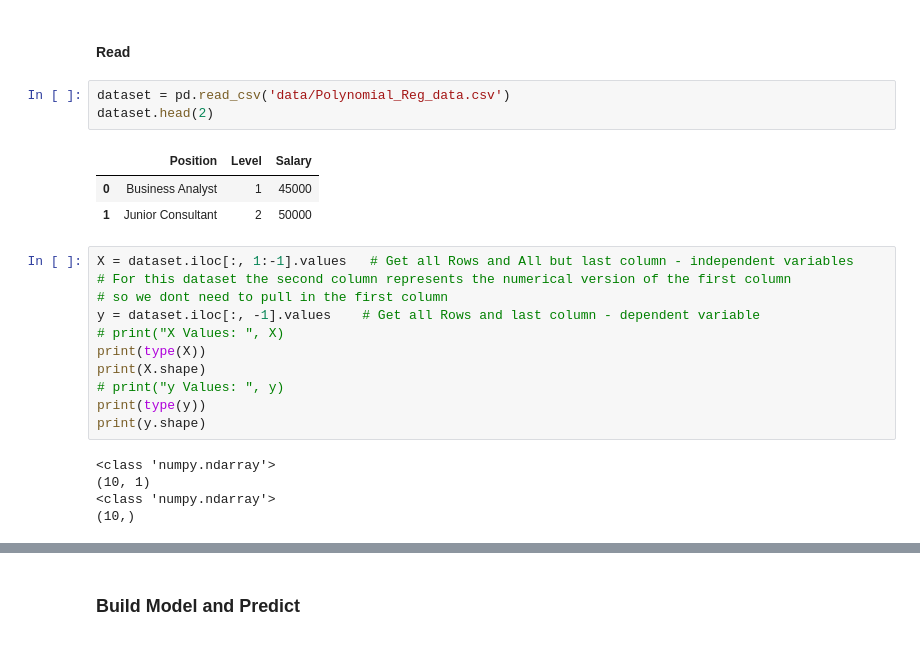
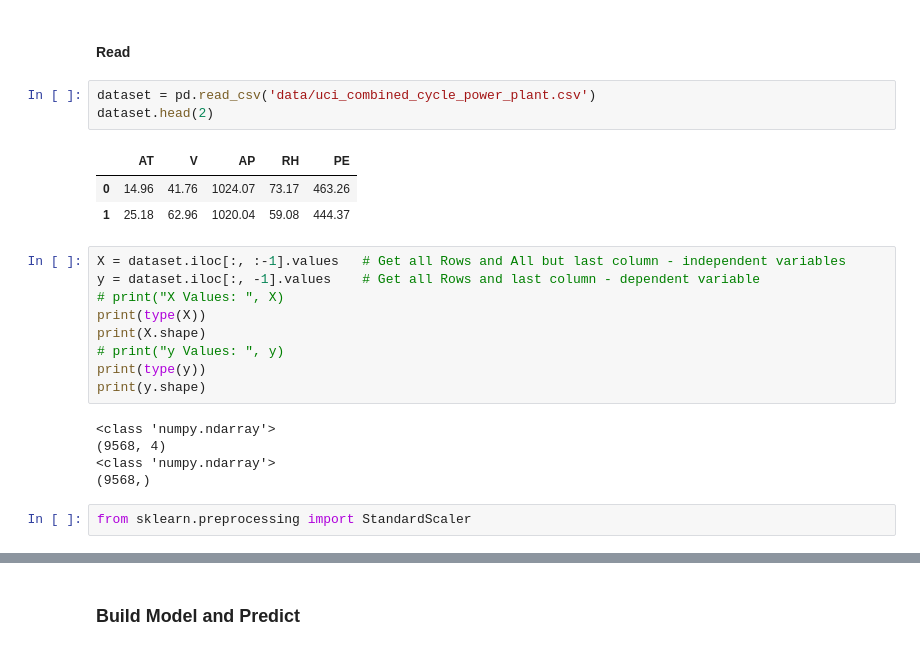
Before and after one commit to paulang1807/learn-ml, a Jupyter notebook: ScikitLearn-RegressionBasics.ipynb, the cells around one changed output, grey strips where cells are left out. Drawn from its saved outputs; the diff is of its cells as text.

```diff
--- a/ScikitLearn-RegressionBasics.ipynb
+++ b/ScikitLearn-RegressionBasics.ipynb
@@ -438,16 +730,14 @@ strong multicollinearity or other numerical problems.
 # %% [markdown]
 #### Read
 # %%
-dataset = pd.read_csv('data/Polynomial_Reg_data.csv')
+dataset = pd.read_csv('data/uci_combined_cycle_power_plant.csv')
 dataset.head(2)
 # %% [output]
-|  | Position | Level | Salary |
-| 0 | Business Analyst | 1 | 45000 |
-| 1 | Junior Consultant | 2 | 50000 |
+|  | AT | V | AP | RH | PE |
+| 0 | 14.96 | 41.76 | 1024.07 | 73.17 | 463.26 |
+| 1 | 25.18 | 62.96 | 1020.04 | 59.08 | 444.37 |
 # %%
-X = dataset.iloc[:, 1:-1].values   # Get all Rows and All but last column - independent variables
-# For this dataset the second column represents the numerical version of the first column
-# so we dont need to pull in the first column
+X = dataset.iloc[:, :-1].values   # Get all Rows and All but last column - independent variables
 y = dataset.iloc[:, -1].values    # Get all Rows and last column - dependent variable
 # print("X Values: ", X)
 print(type(X))
@@ -457,6 +747,8 @@ print(type(y))
 print(y.shape)
 # %% [output]
 <class 'numpy.ndarray'>
-(10, 1)
+(9568, 4)
 <class 'numpy.ndarray'>
-(10,)
+(9568,)
+# %%
+from sklearn.preprocessing import StandardScaler
```
Also changed, not shown: parts of 102 cells of this notebook, 4 other files.
